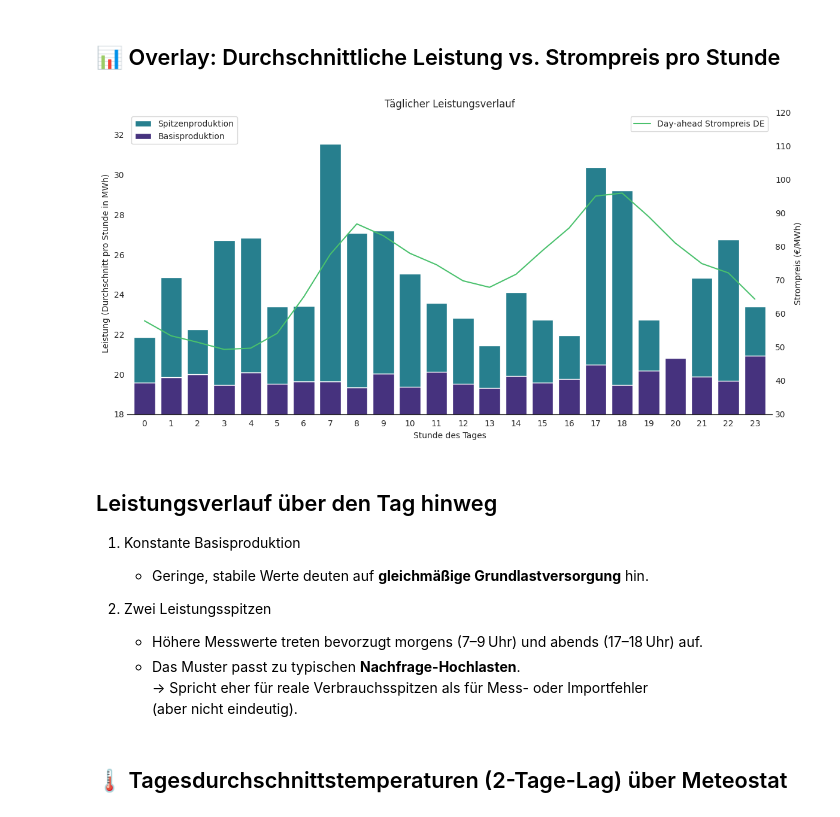
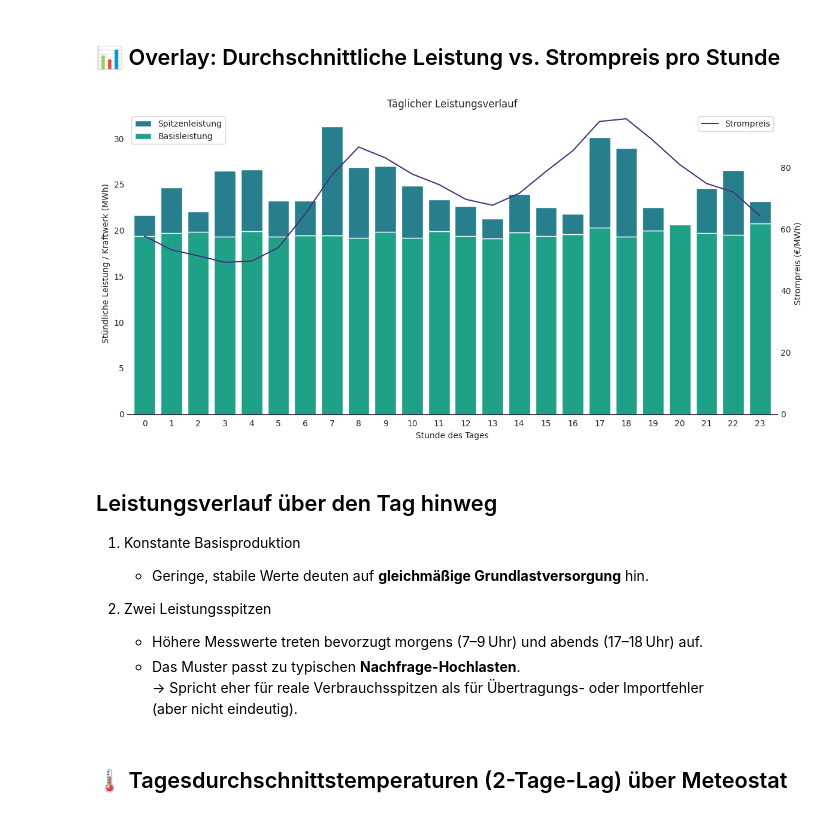
Before and after one commit to schwericke/gasag, a Jupyter notebook: notebooks/Kraftwerksanalyse_komplett.ipynb, the cells around one changed output. Saved outputs shown, nothing was run; the diff lists cells and outputs as text; code cells hidden in the pictures.

```diff
--- a/notebooks/Kraftwerksanalyse_komplett.ipynb
+++ b/notebooks/Kraftwerksanalyse_komplett.ipynb
@@ -109,7 +114,6 @@ plt.show()
 # %%
 df_clean = df.loc[~df['neg_jump']].copy().reset_index(drop=True)
 df_clean['Stundenproduktion'] = df_clean.groupby('Kraftwerk')['Zaehlerstand'].diff()
-df_clean = df_clean[df_clean['Stundenproduktion'] > 0]
 # %%
 fig, (ax1, ax2) = plt.subplots(1, 2, figsize=(12, 6))
 df_plot = df_clean.copy()
@@ -181,7 +205,7 @@ Es ist **plausibel**, dass es sich bei den fünf Kraftwerken um **denselben Kraf
 # %% [markdown]
 ## ⚡ Day-Ahead Strompreise von der Entsoe API
 # %%
-client = EntsoePandasClient(api_key='cac6e8e9-a624-4687-a6dc-ffd3d28194f3')
+client = EntsoePandasClient(api_key=os.getenv('ENTSOE_API_KEY'))
 start = pd.Timestamp('20240101', tz='Europe/Berlin')
 end = pd.Timestamp('20240210', tz='Europe/Berlin')
 prices = client.query_day_ahead_prices(country_code='DE_LU', start=start, end=end)
@@ -205,7 +229,7 @@ spitze_std = spitze.groupby('Hour')['Stundenproduktion'].sum() / n_tage
 
 # Zusammenführen in ein DataFrame
 df_plot = pd.concat([basis_std, spitze_std], axis=1,
-                    keys=['Basisproduktion', 'Spitzenproduktion']).fillna(0)
+                    keys=['Basisleistung', 'Spitzenleistung']).fillna(0)
 df_plot['Gesamt'] = df_plot.sum(axis=1)
 df_plot = df_plot.reset_index()
 
@@ -213,47 +237,47 @@ df_plot = df_plot.reset_index()
 fig, ax1 = plt.subplots(figsize=(12, 6))
 
 # Gestapeltes Balkendiagramm für Leistung
-df_plot[['Basisproduktion', 'Spitzenproduktion']].plot(
+df_plot[['Basisleistung', 'Spitzenleistung']].plot(
     kind='bar',
     stacked=True,
     ax=ax1,
-    color = [palette[0], palette[2]],
+    color = [palette[3], palette[2]],
     width=0.8
 )
 
 # Achsenbeschriftungen und Titel
 ax1.set_title("Täglicher Leistungsverlauf")
 ax1.set_xlabel("Stunde des Tages")
-ax1.set_ylabel("Leistung (Durchschnitt pro Stunde in MWh)")
+ax1.set_ylabel("Stündliche Leistung / Kraftwerk (MWh)")
 ax1.set_xticks(range(24))
 ax1.set_xticklabels(df_plot['Hour'], rotation=0)
-ax1.set_ylim(bottom=18)
+#ax1.set_ylim(bottom=18)
 ax1.tick_params(axis='y', length=0)
 
 # Strompreis auf sekundärer Achse
 ax2 = ax1.twinx()
 preis_std = price_df.groupby('hour')['price'].mean()
-ax2.plot(preis_std.index, preis_std.values, color = palette[4], label='Day-ahead Strompreis DE')
+ax2.plot(preis_std.index, preis_std.values, color = palette[0], label='Strompreis')
 ax2.set_ylabel("Strompreis (€/MWh)")
-ax2.set_ylim(30, 120)
+ax2.set_ylim(0, 98)
 ax2.legend(loc='upper right')
 ax2.tick_params(axis='y', length=0)
 
 # Legende für Produktion
 handles, labels = ax1.get_legend_handles_labels()
 order = [1, 0]  # Spitzenproduktion zuerst
 ax1.legend([handles[i] for i in order],
            [labels[i] for i in order], loc='upper left')
 
 sns.despine(ax = ax1)
 sns.despine(ax = ax2)
 ax1.spines['left'].set_visible(False)
 ax2.spines['left'].set_visible(False)
 
 plt.tight_layout()
 plt.show()
 # %% [output]
-[figure, old version]
+[figure, new version]
 # %% [markdown]
 ## Leistungsverlauf über den Tag hinweg
 
@@ -263,7 +287,7 @@ plt.show()
 2. Zwei Leistungsspitzen
    - Höhere Messwerte treten bevorzugt morgens (7–9 Uhr) und abends (17–18 Uhr) auf.
    - Das Muster passt zu typischen **Nachfrage-Hochlasten**.
-   → Spricht eher für reale Verbrauchsspitzen als für Mess- oder Importfehler
+   → Spricht eher für reale Verbrauchsspitzen als für Übertragungs- oder Importfehler
      (aber nicht eindeutig).
 # %% [markdown]
 ## 🌡️ Tagesdurchschnittstemperaturen (2-Tage-Lag) über Meteostat
```
Also changed, not shown: parts of 10 cells of this notebook, 44 other files.
